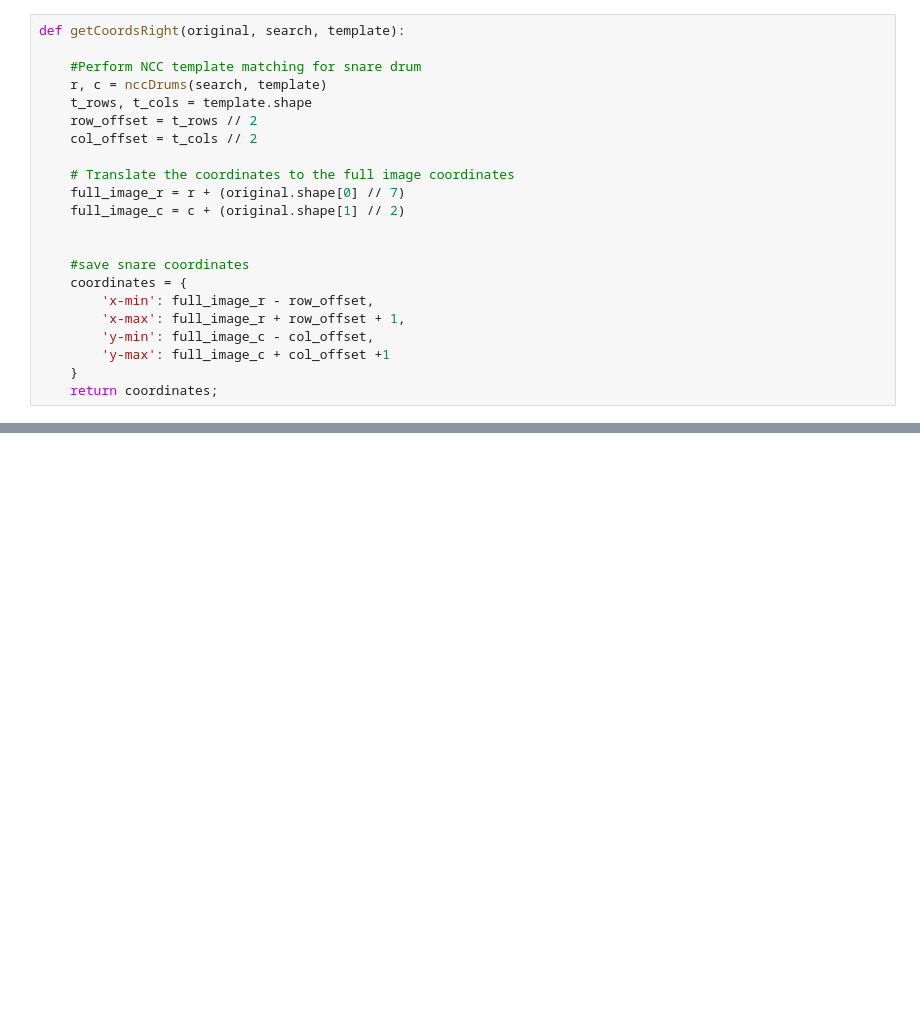
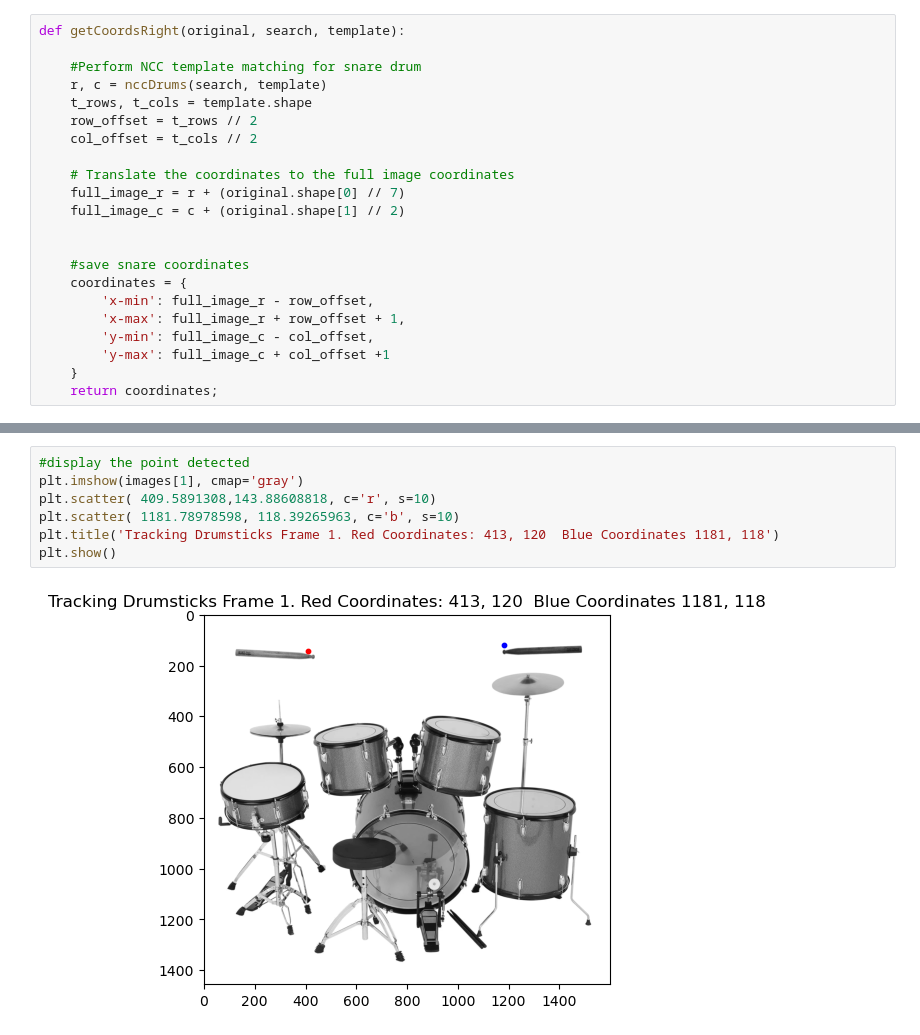
Before and after one commit to jessie-kong/Virtual-Drum-Kit, a Jupyter notebook: main.ipynb, the cells around one changed output, grey strips where cells are left out. Drawn from its saved outputs; the diff is of its cells as text; blank space fills up the shorter version.

```diff
--- a/main.ipynb
+++ b/main.ipynb
@@ -781,0 +797,9 @@ plt.show()
+# %%
+#display the point detected
+plt.imshow(images[1], cmap='gray')
+plt.scatter( 409.5891308,143.88608818, c='r', s=10)
+plt.scatter( 1181.78978598, 118.39265963, c='b', s=10)
+plt.title('Tracking Drumsticks Frame 1. Red Coordinates: 413, 120  Blue Coordinates 1181, 118')
+plt.show()
+# %% [output]
+[figure, added]
```
Also changed, not shown: parts of 19 cells of this notebook.
